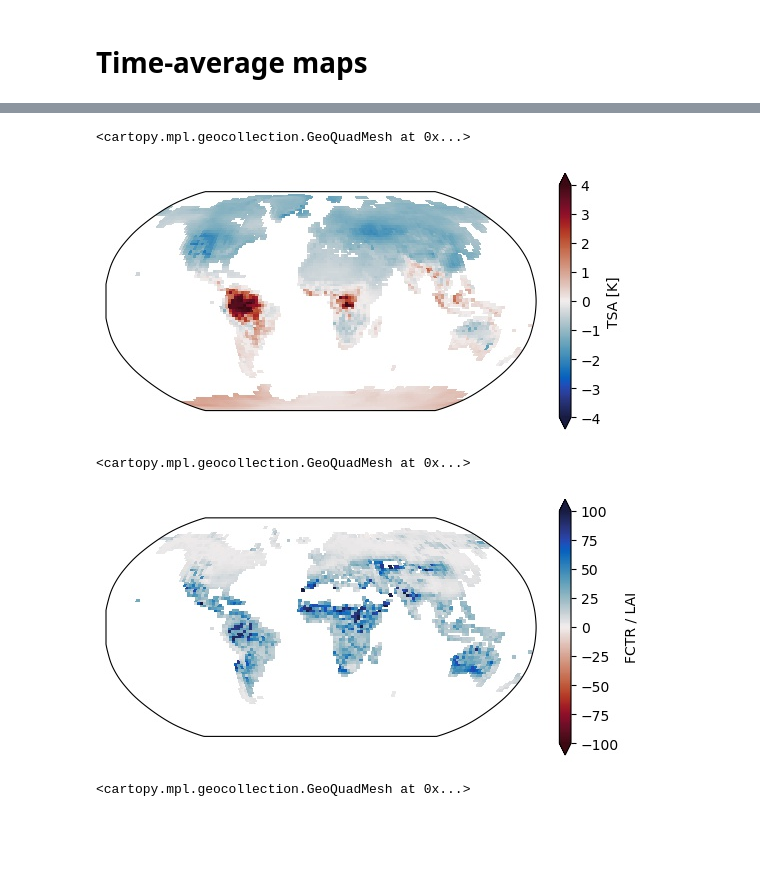
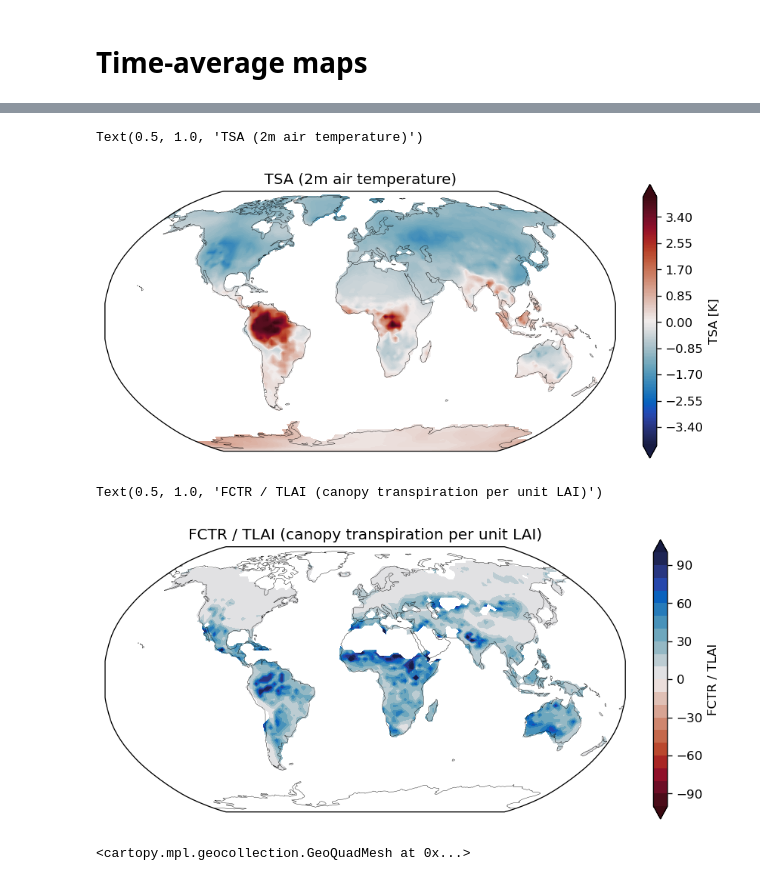
Before and after one commit to bbuchovecky/const_vpd, a Jupyter notebook: 03_new-min-vpd-run.ipynb, the cells around one changed output, grey strips where cells are left out. Cells and saved outputs as stored; diff of their text form; code cells hidden in the pictures; blank space fills up the shorter version.

```diff
--- a/03_new-min-vpd-run.ipynb
+++ b/03_new-min-vpd-run.ipynb
@@ -61,8 +61,8 @@ path = {
     'ctl': '/glade/scratch/bbuchovecky/archive/COUP0000_PI_SOM/'
 }
 
-with open('/glade/u/home/bbuchovecky/cesm_analysis_dicts/cesm2_masks.pkl', 'rb') as handle:
-    masks = pkl.load(handle)
+# with open('/glade/u/home/bbuchovecky/cesm_analysis_dicts/cesm2_masks.pkl', 'rb') as handle:
+#     masks = pkl.load(handle)
 
 scomp = {
     'atm': 'cam',
@@ -116,6 +116,17 @@ unit = {
     'tranlai':'[(W m$^{-2}$) (m$^2$ m$^{-2}$)$^{-1}$]'
 }
 
+full_name = {
+    'gssunln':'sunlit leaf stomatal conductance at local noon',
+    'tlai':'total projected leaf area index',
+    'gpp':'gross primary production',
+    'btranmn':'daily minimum of transpiration beta factor',
+    'fctr':'canopy transpiration',
+    'npp_nuptake':'total C used by N uptake in FUN',
+    'tsa':'2m air temperature',
+    'soilliq':'soil liquid water'
+}
+
 subplot_kws = {'projection': ccrs.Robinson()}
 cbar_kwargs = {'orientation':'vertical', 'fraction':0.025}
 
@@ -248,29 +326,61 @@ gc = 'lnd'
 # %%
 vv = 'tsa'
 gc = 'lnd'
-(vardict['cst'][gc][vv]-vardict['ctl'][gc][vv]).mean(dim='time').plot(cmap=cmo.balance,
-                                                                      vmin=-4, vmax=4, extend='both',
-                                                                      cbar_kwargs={**cbar_kwargs, **{'label':vv.upper()+' [K]'}},
-                                                                      subplot_kws=subplot_kws,
-                                                                      transform=ccrs.PlateCarree())
+
+levels = np.arange(-4,4.1,0.05)
+cmap = cmo.balance
+units = 'K'
+
+da = (vardict['cst'][gc][vv] - vardict['ctl'][gc][vv]).mean(dim='time')
+# da = da.mean(dim='time')
+# da = da.isel(time=10)
+
+fig,ax = plt.subplots(figsize=(8,4), subplot_kw=subplot_kws)
+cf = cds.cyclic_contourf(ax, da, levels=levels, cmap=cmap, extend='both', transform=ccrs.PlateCarree())
+ax.coastlines(lw=0.25)
+ax.set_extent([-181, 181, -90, 90], crs=ccrs.PlateCarree())
+cb = fig.colorbar(cf, ax=ax, fraction=0.025, label=vv.upper()+' ['+units+']')
+ax.set_title(vv.upper()+' ('+full_name[vv]+')')
+
+# (vardict['cst'][gc][vv]-vardict['ctl'][gc][vv]).mean(dim='time').plot(cmap=cmo.balance,
+#                                                                       vmin=-4, vmax=4, extend='both',
+#                                                                       cbar_kwargs={**cbar_kwargs, **{'label':vv.upper()+' [K]'}},
+#                                                                       subplot_kws=subplot_kws,
+#                                                                       transform=ccrs.PlateCarree())
 # %% [output]
-<cartopy.mpl.geocollection.GeoQuadMesh at 0x...>
+Text(0.5, 1.0, 'TSA (2m air temperature)')
-[figure, old version]
+[figure, new version]
 # %%
 var1 = 'fctr'
 var2 = 'tlai'
 gc = 'lnd'
 threshlai = 0.05
 
-((vardict['cst'][gc][var1]/vardict['cst'][gc][var2].where(vardict['cst'][gc][var2]>threshlai))
- -(vardict['ctl'][gc][var1]/vardict['ctl'][gc][var2].where(vardict['ctl'][gc][var2]>threshlai))).mean(dim='time').plot(cmap=cmo.balance_r,
-                                                                                                           vmin=-100, vmax=100, extend='both',
-                                                                                                           cbar_kwargs={**cbar_kwargs, **{'label': 'FCTR / LAI'}},
-                                                                                                           subplot_kws=subplot_kws,
-                                                                                                           transform=ccrs.PlateCarree())
+levels = np.arange(-100,101,10)
+cmap = cmo.balance_r
+units = 'K'
+
+da = vardict['cst'][gc][var1] / vardict['cst'][gc][var2].where(vardict['cst'][gc][var2]>threshlai)
+da = da - (vardict['ctl'][gc][var1] / vardict['ctl'][gc][var2].where(vardict['ctl'][gc][var2]>threshlai))
+da = da.mean(dim='time')
+
+fig,ax = plt.subplots(figsize=(8,4), subplot_kw=subplot_kws)
+cf = cds.cyclic_contourf(ax, da, levels=levels, cmap=cmap, extend='both', transform=ccrs.PlateCarree())
+ax.coastlines(lw=0.25)
+ax.set_extent([-181, 181, -90, 90], crs=ccrs.PlateCarree())
+cb = fig.colorbar(cf, ax=ax, fraction=0.025, label='FCTR / TLAI')
+ax.set_title('FCTR / TLAI (canopy transpiration per unit LAI)')
+
+
+# ((vardict['cst'][gc][var1]/vardict['cst'][gc][var2].where(vardict['cst'][gc][var2]>threshlai))
+#  -(vardict['ctl'][gc][var1]/vardict['ctl'][gc][var2].where(vardict['ctl'][gc][var2]>threshlai))).mean(dim='time').plot(cmap=cmo.balance_r,
+#                                                                                                            vmin=-100, vmax=100, extend='both',
+#                                                                                                            cbar_kwargs={**cbar_kwargs, **{'label': 'FCTR / LAI'}},
+#                                                                                                            subplot_kws=subplot_kws,
+#                                                                                                            transform=ccrs.PlateCarree())
 # %% [output]
-<cartopy.mpl.geocollection.GeoQuadMesh at 0x...>
+Text(0.5, 1.0, 'FCTR / TLAI (canopy transpiration per unit LAI)')
-[figure, old version]
+[figure, new version]
 # %%
 vv = 'npp_nuptake'
 gc = 'lnd'
```
Also changed, not shown: parts of 17 cells of this notebook, 1 other file.
